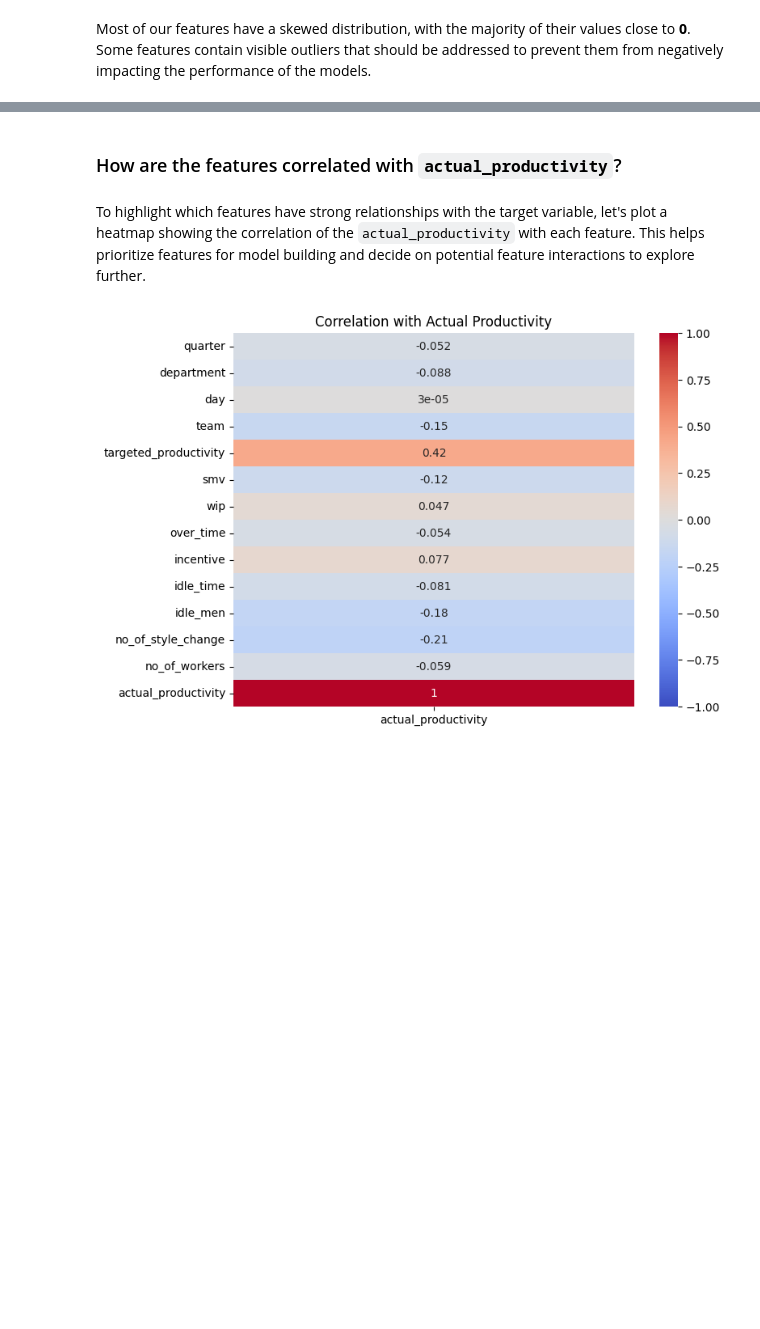
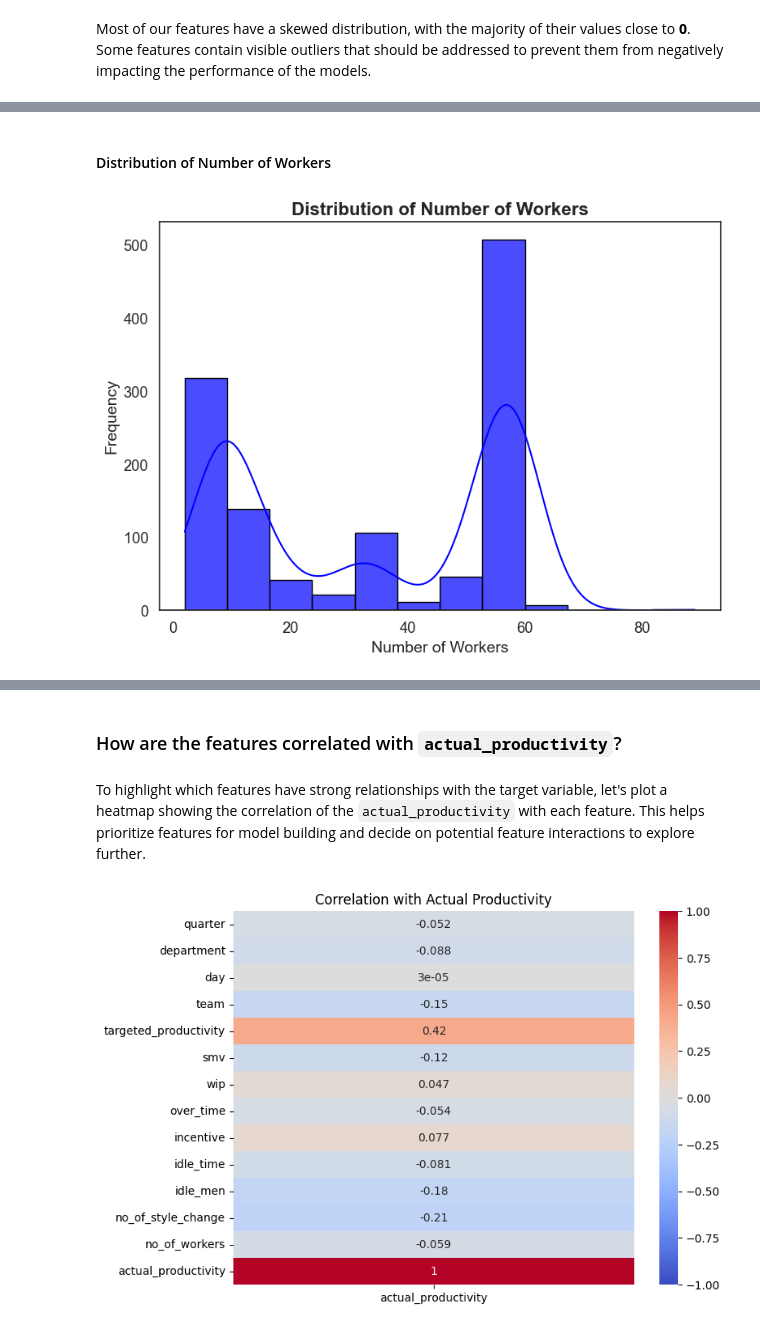
Before and after one commit to Samoyedeu/STINTSY-ML-Project, a Jupyter notebook: STINTSY_MLP.ipynb, the cells around one changed output, grey strips where cells are left out. Saved outputs shown, nothing was run; the diff lists cells and outputs as text; code cells hidden in the pictures; blank space fills up the shorter version.

```diff
--- a/STINTSY_MLP.ipynb
+++ b/STINTSY_MLP.ipynb
@@ -477,0 +520,18 @@ Most of our features have a skewed distribution, with the majority of their valu
+# %% [markdown]
+#### Distribution of Number of Workers
+# %%
+sns.set_style("white")
+sns.set_context("notebook", font_scale=1.2)
+
+plt.figure(figsize=(8, 6))
+sns.histplot(data=data, x='no_of_workers', kde=True, color='blue', alpha=0.7, edgecolor="black")
+
+plt.title("Distribution of Number of Workers", fontsize=16, fontweight='bold')
+plt.xlabel("Number of Workers", fontsize=14)
+plt.ylabel("Frequency", fontsize=14)
+
+plt.tight_layout()
+
+plt.show()
+# %% [output]
+[figure, added]
```
Also changed, not shown: parts of 16 cells of this notebook.
